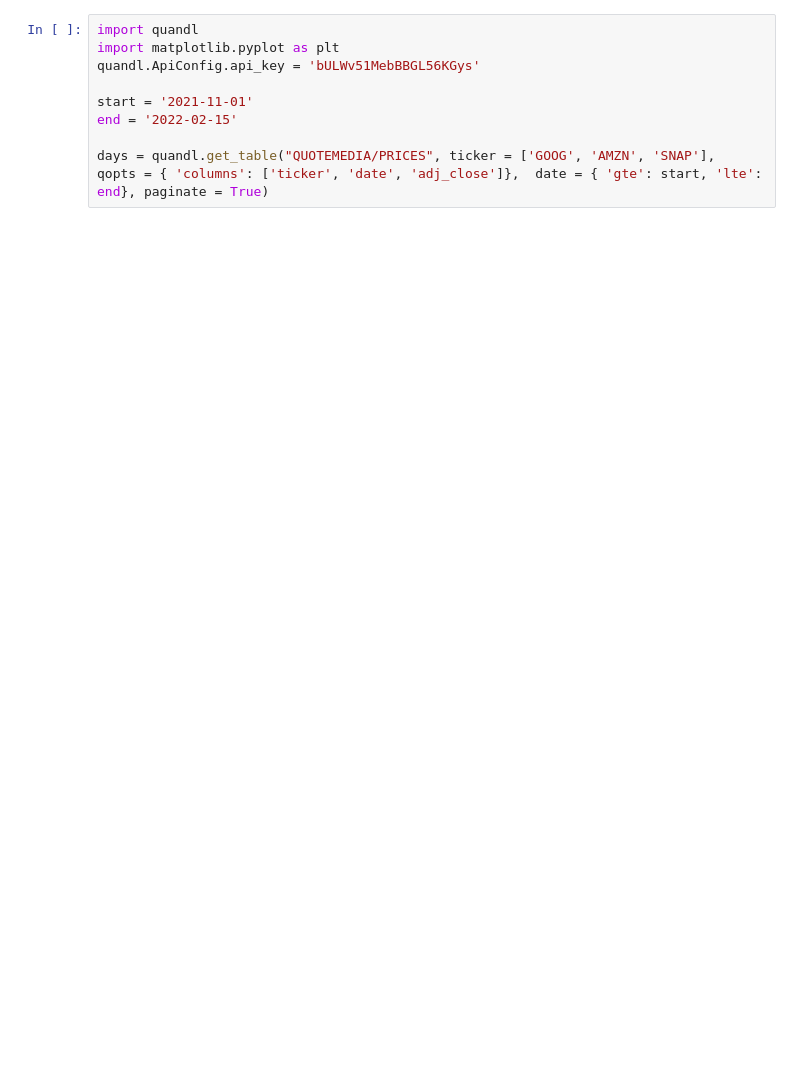
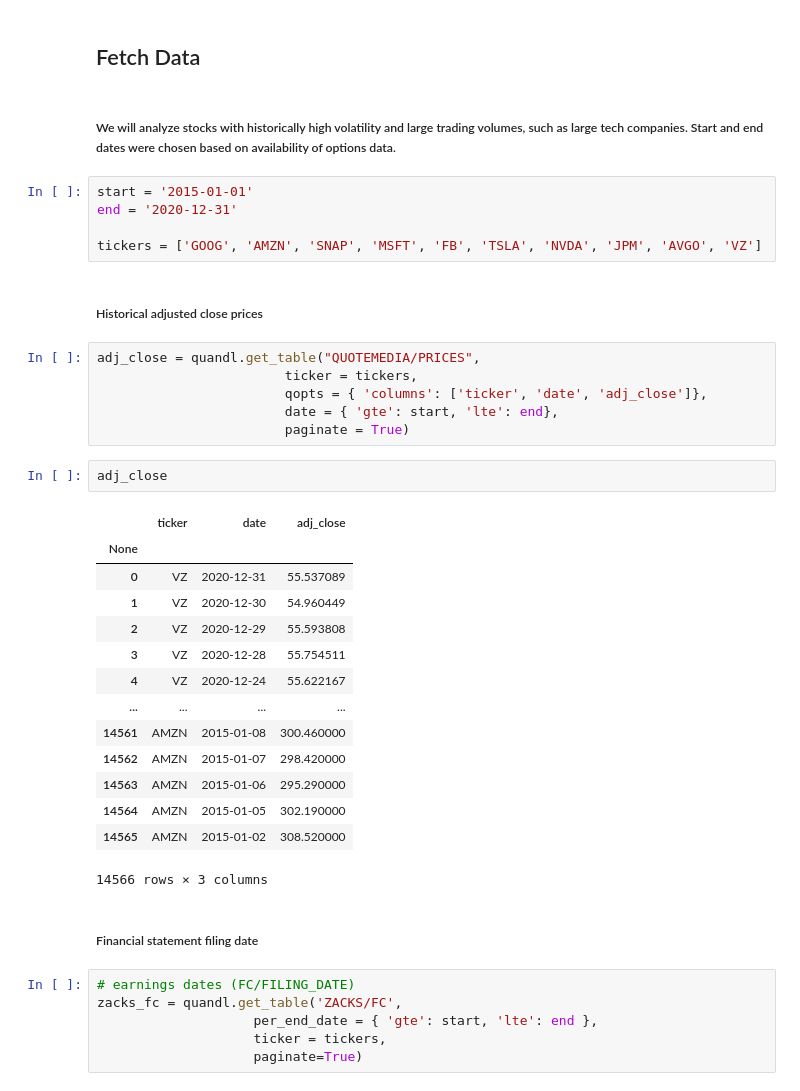
Before and after one commit to sampiaz/finmath_project, a Jupyter notebook: Final_Code.ipynb, the cells around one changed output. Drawn from its saved outputs; the diff is of its cells as text; blank space fills up the shorter version.

```diff
--- a/Final_Code.ipynb
+++ b/Final_Code.ipynb
@@ -1,9 +8,42 @@
+# %% [markdown]
+## Fetch Data
+# %% [markdown]
+##### We will analyze stocks with historically high volatility and large trading volumes, such as large tech companies. Start and end dates were chosen based on availability of options data.
+# %%
+start = '2015-01-01'
+end = '2020-12-31'
+
+tickers = ['GOOG', 'AMZN', 'SNAP', 'MSFT', 'FB', 'TSLA', 'NVDA', 'JPM', 'AVGO', 'VZ']
+# %% [markdown]
+##### Historical adjusted close prices
 # %%
-import quandl
-import matplotlib.pyplot as plt
-quandl.ApiConfig.api_key = 'bULWv51MebBBGL56KGys'
-
-start = '2021-11-01'
-end = '2022-02-15'
-
-days = quandl.get_table("QUOTEMEDIA/PRICES", ticker = ['GOOG', 'AMZN', 'SNAP'],  qopts = { 'columns': ['ticker', 'date', 'adj_close']},  date = { 'gte': start, 'lte': end}, paginate = True)
+adj_close = quandl.get_table("QUOTEMEDIA/PRICES",
+                        ticker = tickers,
+                        qopts = { 'columns': ['ticker', 'date', 'adj_close']},
+                        date = { 'gte': start, 'lte': end},
+                        paginate = True)
+# %%
+adj_close
+# %% [output]
+|  | ticker | date | adj_close |
+| None |  |  |  |
+| 0 | VZ | 2020-12-31 | 55.537089 |
+| 1 | VZ | 2020-12-30 | 54.960449 |
+| 2 | VZ | 2020-12-29 | 55.593808 |
+| 3 | VZ | 2020-12-28 | 55.754511 |
+| 4 | VZ | 2020-12-24 | 55.622167 |
+| ... | ... | ... | ... |
+| 14561 | AMZN | 2015-01-08 | 300.460000 |
+| 14562 | AMZN | 2015-01-07 | 298.420000 |
+| 14563 | AMZN | 2015-01-06 | 295.290000 |
+| 14564 | AMZN | 2015-01-05 | 302.190000 |
+| 14565 | AMZN | 2015-01-02 | 308.520000 |
+14566 rows × 3 columns
+# %% [markdown]
+##### Financial statement filing date
+# %%
+# earnings dates (FC/FILING_DATE)
+zacks_fc = quandl.get_table('ZACKS/FC',
+                    per_end_date = { 'gte': start, 'lte': end },
+                    ticker = tickers,
+                    paginate=True)
```
Also changed, not shown: parts of 17 cells of this notebook, 2 other files.
